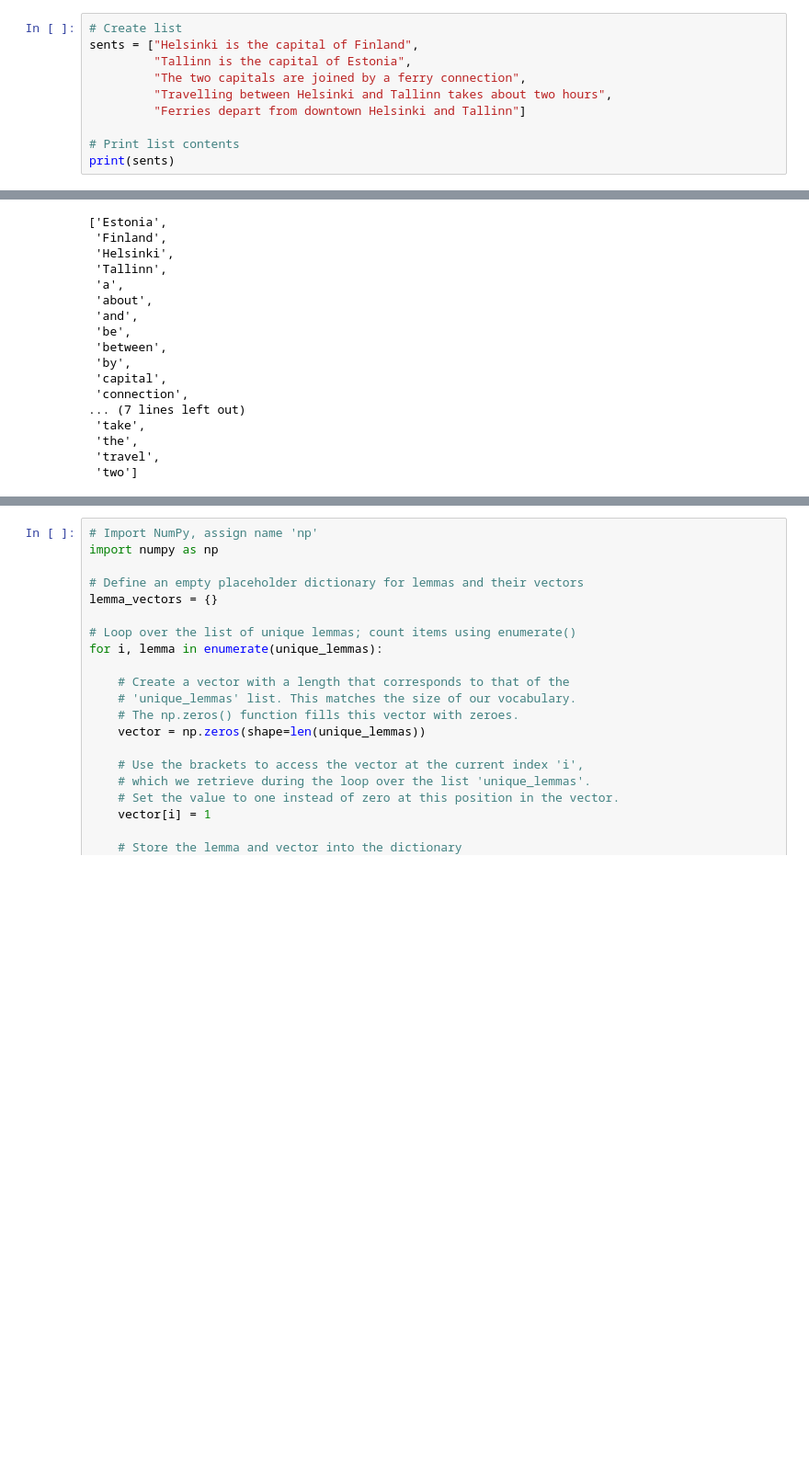
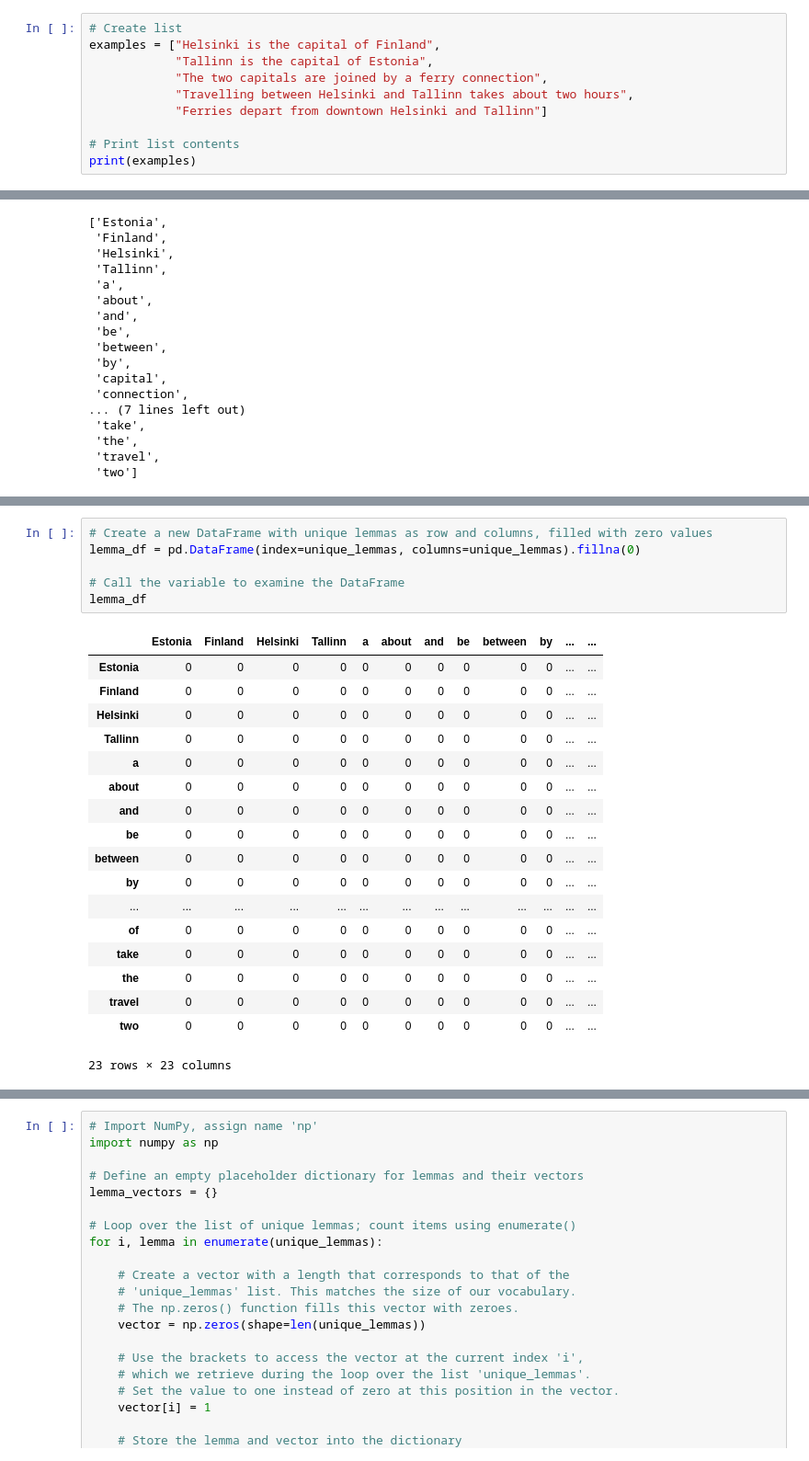
Before and after one commit to Applied-Language-Technology/notebooks, a Jupyter notebook: part_iii/03_embeddings.ipynb, the cells around one changed output, grey strips where cells are left out. Shown at 92% size. Saved outputs shown, nothing was run; the diff lists cells and outputs as text; blank space fills up the shorter version.

```diff
--- a/part_iii/03_embeddings.ipynb
+++ b/part_iii/03_embeddings.ipynb
@@ -67,13 +69,13 @@ We then define a toy example consisting of example sentences in a list, which we
 # %%
 # Create list
-sents = ["Helsinki is the capital of Finland",
-         "Tallinn is the capital of Estonia",
-         "The two capitals are joined by a ferry connection",
-         "Travelling between Helsinki and Tallinn takes about two hours",
-         "Ferries depart from downtown Helsinki and Tallinn"]
+examples = ["Helsinki is the capital of Finland",
+            "Tallinn is the capital of Estonia",
+            "The two capitals are joined by a ferry connection",
+            "Travelling between Helsinki and Tallinn takes about two hours",
+            "Ferries depart from downtown Helsinki and Tallinn"]
 
 # Print list contents
-print(sents)
+print(examples)
 # %% [output]
 ['Helsinki is the capital of Finland', 'Tallinn is the capital of Estonia', 'The two capitals are joined by a ferry connection', 'Travelling between Helsinki and Tallinn takes about two hours', 'Ferri ...
 # %% [markdown]
@@ -331,0 +398,25 @@ unique_lemmas
+# %%
+# Create a new DataFrame with unique lemmas as row and columns, filled with zero values
+lemma_df = pd.DataFrame(index=unique_lemmas, columns=unique_lemmas).fillna(0)
+
+# Call the variable to examine the DataFrame
+lemma_df
+# %% [output]
+|  | Estonia | Finland | Helsinki | Tallinn | a | about | and | be | between | by | ... | ... |
+| Estonia | 0 | 0 | 0 | 0 | 0 | 0 | 0 | 0 | 0 | 0 | ... | ... |
+| Finland | 0 | 0 | 0 | 0 | 0 | 0 | 0 | 0 | 0 | 0 | ... | ... |
+| Helsinki | 0 | 0 | 0 | 0 | 0 | 0 | 0 | 0 | 0 | 0 | ... | ... |
+| Tallinn | 0 | 0 | 0 | 0 | 0 | 0 | 0 | 0 | 0 | 0 | ... | ... |
+| a | 0 | 0 | 0 | 0 | 0 | 0 | 0 | 0 | 0 | 0 | ... | ... |
+| about | 0 | 0 | 0 | 0 | 0 | 0 | 0 | 0 | 0 | 0 | ... | ... |
+| and | 0 | 0 | 0 | 0 | 0 | 0 | 0 | 0 | 0 | 0 | ... | ... |
+| be | 0 | 0 | 0 | 0 | 0 | 0 | 0 | 0 | 0 | 0 | ... | ... |
+| between | 0 | 0 | 0 | 0 | 0 | 0 | 0 | 0 | 0 | 0 | ... | ... |
+| by | 0 | 0 | 0 | 0 | 0 | 0 | 0 | 0 | 0 | 0 | ... | ... |
+| ... | ... | ... | ... | ... | ... | ... | ... | ... | ... | ... | ... | ... |
+| of | 0 | 0 | 0 | 0 | 0 | 0 | 0 | 0 | 0 | 0 | ... | ... |
+| take | 0 | 0 | 0 | 0 | 0 | 0 | 0 | 0 | 0 | 0 | ... | ... |
+| the | 0 | 0 | 0 | 0 | 0 | 0 | 0 | 0 | 0 | 0 | ... | ... |
+| travel | 0 | 0 | 0 | 0 | 0 | 0 | 0 | 0 | 0 | 0 | ... | ... |
+| two | 0 | 0 | 0 | 0 | 0 | 0 | 0 | 0 | 0 | 0 | ... | ... |
+23 rows × 23 columns
```
Also changed, not shown: parts of 73 cells of this notebook, 1 other file.
